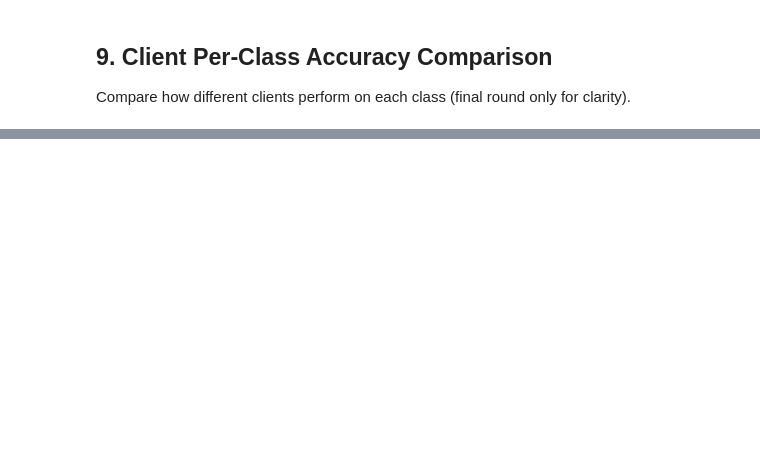
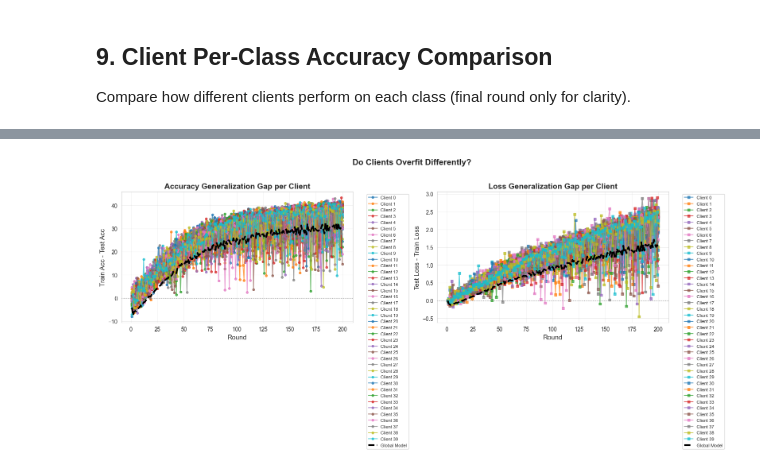
Before and after one commit to M-9acem/FLF, a Jupyter notebook: analysis_centralized_simple.ipynb, the cells around one changed output, grey strips where cells are left out. Cells and saved outputs as stored; diff of their text form; code cells hidden in the pictures; blank space fills up the shorter version.

```diff
--- a/analysis_centralized_simple.ipynb
+++ b/analysis_centralized_simple.ipynb
@@ -465,0 +576,64 @@ Per-class statistics across clients:
+# %%
+fig, (ax1, ax2) = plt.subplots(1, 2, figsize=(16, 6))
+
+if 'train_accuracy' in client_metrics.columns:
+    # Left: Accuracy gap per client
+    for client_id in sorted(client_metrics['client_id'].unique()):
+        cd = client_metrics[client_metrics['client_id'] == client_id].sort_values('round')
+        gap = cd['train_accuracy'].values - cd['test_accuracy'].values
+        ax1.plot(cd['round'], gap, marker='o', linewidth=1.5, markersize=4,
+                 label=f'Client {client_id}', alpha=0.7)
+
+    # Overlay global gap
+    global_gap = global_metrics['train_accuracy'] - global_metrics['test_accuracy']
+    ax1.plot(global_metrics['round'], global_gap, color='black', linewidth=3,
+             linestyle='--', label='Global Model', zorder=10)
+
+    ax1.axhline(y=0, color='gray', linestyle=':', alpha=0.5)
+    ax1.set_xlabel('Round', fontsize=12)
+    ax1.set_ylabel('Train Acc - Test Acc', fontsize=12)
+    ax1.set_title('Accuracy Generalization Gap per Client', fontsize=14, fontweight='bold')
+    ax1.legend(bbox_to_anchor=(1.05, 1), loc='upper left', fontsize=8)
+    ax1.grid(True, alpha=0.3)
+
+    # Right: Loss gap per client (test - train; positive = overfitting)
+    for client_id in sorted(client_metrics['client_id'].unique()):
+        cd = client_metrics[client_metrics['client_id'] == client_id].sort_values('round')
+        loss_gap = cd['test_loss'].values - cd['train_loss'].values
+        ax2.plot(cd['round'], loss_gap, marker='s', linewidth=1.5, markersize=4,
+                 label=f'Client {client_id}', alpha=0.7)
+
+    global_loss_gap = global_metrics['test_loss'] - global_metrics['train_loss']
+    ax2.plot(global_metrics['round'], global_loss_gap, color='black', linewidth=3,
+             linestyle='--', label='Global Model', zorder=10)
+
+    ax2.axhline(y=0, color='gray', linestyle=':', alpha=0.5)
+    ax2.set_xlabel('Round', fontsize=12)
+    ax2.set_ylabel('Test Loss - Train Loss', fontsize=12)
+    ax2.set_title('Loss Generalization Gap per Client', fontsize=14, fontweight='bold')
+    ax2.legend(bbox_to_anchor=(1.05, 1), loc='upper left', fontsize=8)
+    ax2.grid(True, alpha=0.3)
+else:
+    ax1.text(0.5, 0.5, 'train_accuracy not available\nRe-run experiment with updated code',
+             ha='center', va='center', transform=ax1.transAxes, fontsize=14)
+    ax2.text(0.5, 0.5, 'train_loss not available', ha='center', va='center',
+             transform=ax2.transAxes, fontsize=14)
+
+plt.suptitle('Do Clients Overfit Differently?', fontsize=15, fontweight='bold', y=1.02)
+plt.tight_layout()
+plt.show()
+
+# Print final round gaps
+if 'train_accuracy' in client_metrics.columns:
+    fr = client_metrics['round'].max()
+    fc = client_metrics[client_metrics['round'] == fr].sort_values('client_id')
+    print(f"\nFinal-round generalization gaps:")
+    print(f"{'Client':>10s} {'Acc Gap':>10s} {'Loss Gap':>10s}")
+    print("-" * 35)
+    for _, row in fc.iterrows():
+        ag = row['train_accuracy'] - row['test_accuracy']
+        lg = row['test_loss'] - row['train_loss']
+        print(f"{'C'+str(int(row['client_id'])):>10s} {ag:>+9.4f}  {lg:>+9.4f}")
+    print(f"{'Global':>10s} {global_gap.iloc[-1]:>+9.4f}  {global_loss_gap.iloc[-1]:>+9.4f}")
+# %% [output]
+[figure, added]
```
Also changed, not shown: parts of 20 cells of this notebook, 10 other files.
